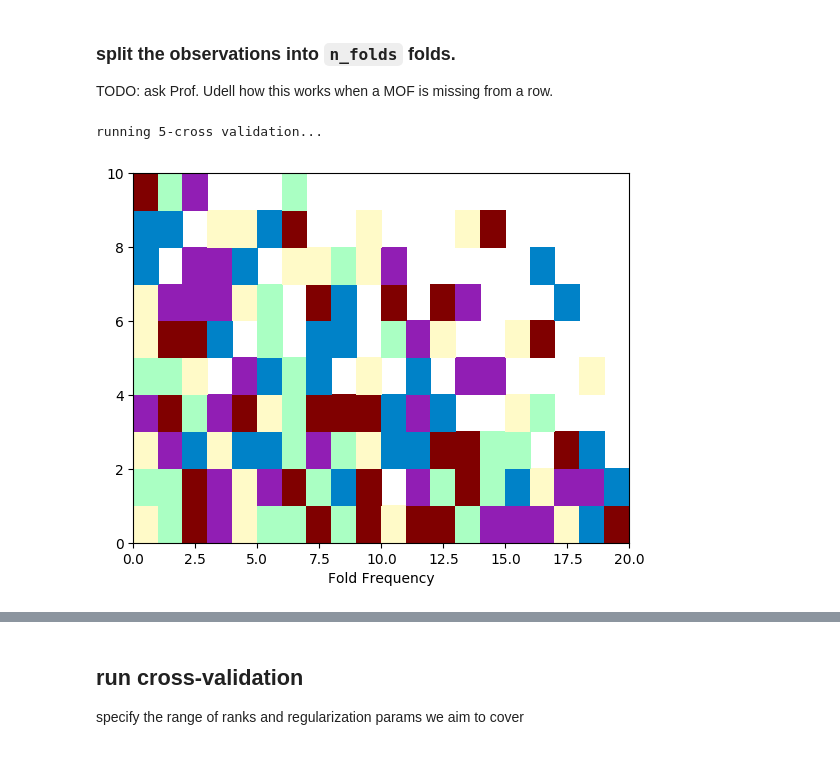
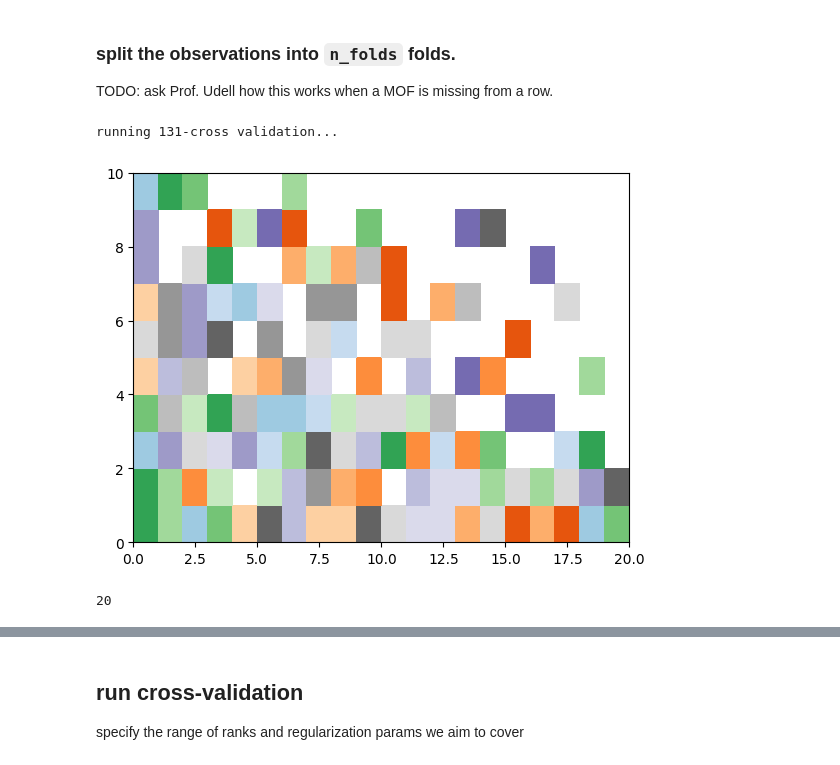
Before and after one commit to SimonEnsemble/material_recommendation_system, a Jupyter notebook: RecSys.ipynb, the cells around one changed output, grey strips where cells are left out. Cells and saved outputs as stored; diff of their text form; code cells hidden in the pictures.

```diff
--- a/julia_code/mf using lowrankmodels.ipynb
+++ b/RecSys.ipynb
@@ -227,33 +247,35 @@ plt.show()
 
 TODO: ask Prof. Udell how this works when a MOF is missing from a row.
 # %%
-n_folds = 5 # K-fold cross validation
+n_folds = nb_obs # K-fold cross validation
 println("running $n_folds-cross validation...")
 kfolds = KFold(nb_obs, n_folds=n_folds, shuffle=true);
 # %% [output]
-running 5-cross validation...
+running 131-cross validation...
 # %%
 test_matrix = Int.(zeros(size(H)))
 for (i, fold) in enumerate(kfolds)
     for ix in fold[2]
         test_matrix[ids_obs[ix][1], ids_obs[ix][2]] = i
     end
 end
-#cmap = plt.get_cmap("Pastel1")
-#colors = cmap(collect(1:cmap.N))
-colors = Array{Float64, 2}(undef, 6, 4)
+@assert length(unique(test_matrix)) == nb_obs + 1
+cmap = plt.get_cmap("tab20c")
+colors = cmap(collect(1:cmap.N))
+#colors = Array{Float64, 2}(undef, 6, 4)
 colors[1,:] .= [0.0, 0.0, 0.0, 0.0] ./ 255
-colors[2,:] .= [128., 0., 0., 255.] ./ 255
-colors[3,:] .= [170., 255., 195., 255.] ./ 255
-colors[4,:] .= [145., 30., 180., 255.] ./ 255
-colors[5,:] .= [255., 250., 200., 255.] ./ 255
-colors[6,:] .= [0., 130., 200., 255.] ./ 255
-
+#colors[2,:] .= [128., 0., 0., 255.] ./ 255
+#colors[3,:] .= [170., 255., 195., 255.] ./ 255
+#colors[4,:] .= [145., 30., 180., 255.] ./ 255
+#colors[5,:] .= [255., 250., 200., 255.] ./ 255
+#colors[6,:] .= [0., 130., 200., 255.] ./ 255
+println(cmap.N)
 cmap = matplotlib.colors.ListedColormap(colors)
 
-fig, ax = plt.subplots()
+fig, ax = plt.subplots()\mu
 ax.pcolormesh(test_matrix, cmap=cmap)
-ax.set_xlabel("Fold Frequency")
+#ax.set_xlabel("Fold Frequency")
 plt.show()
 # %% [output]
-[figure, old version]
+[figure, new version]
+20
```
Also changed, not shown: parts of 11 cells of this notebook, 53 other files.
